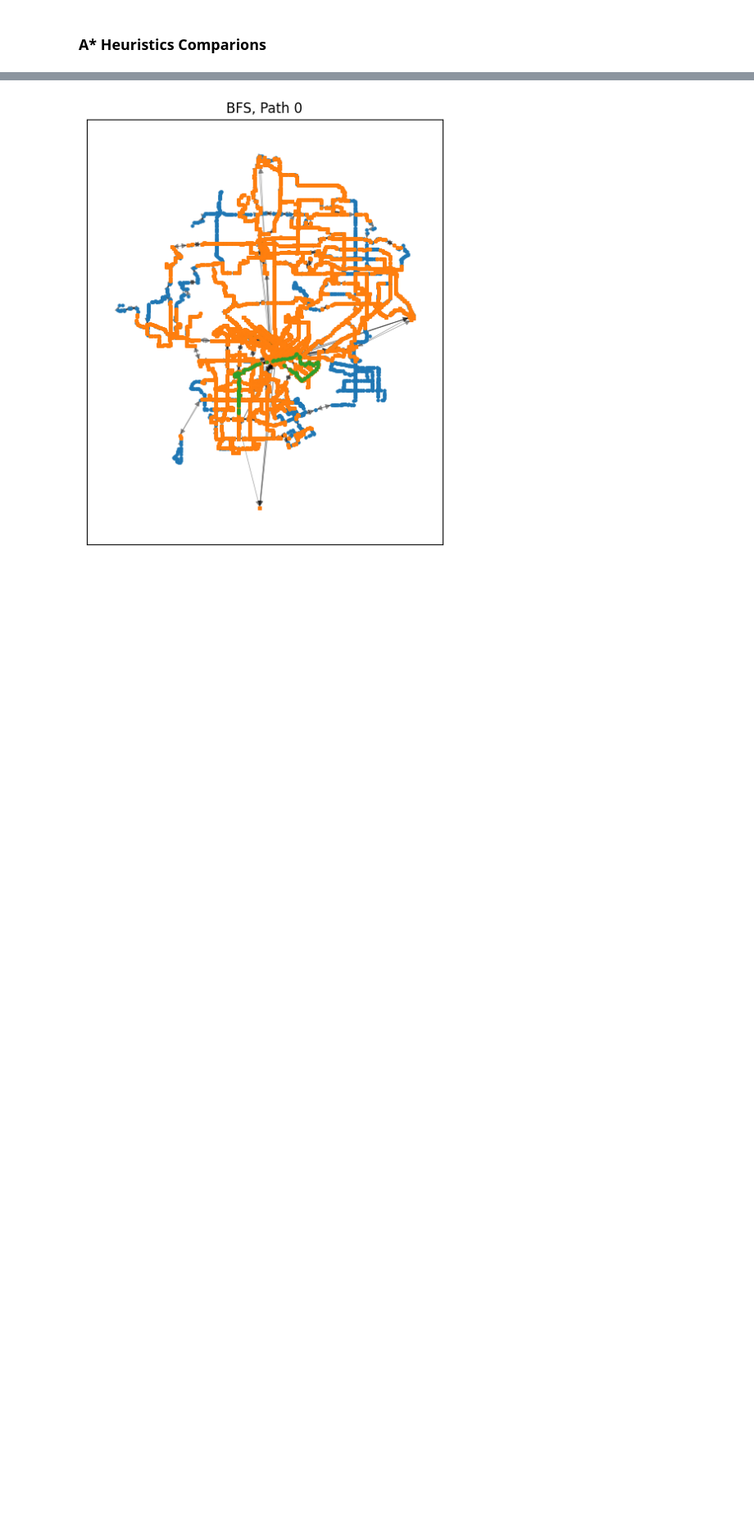
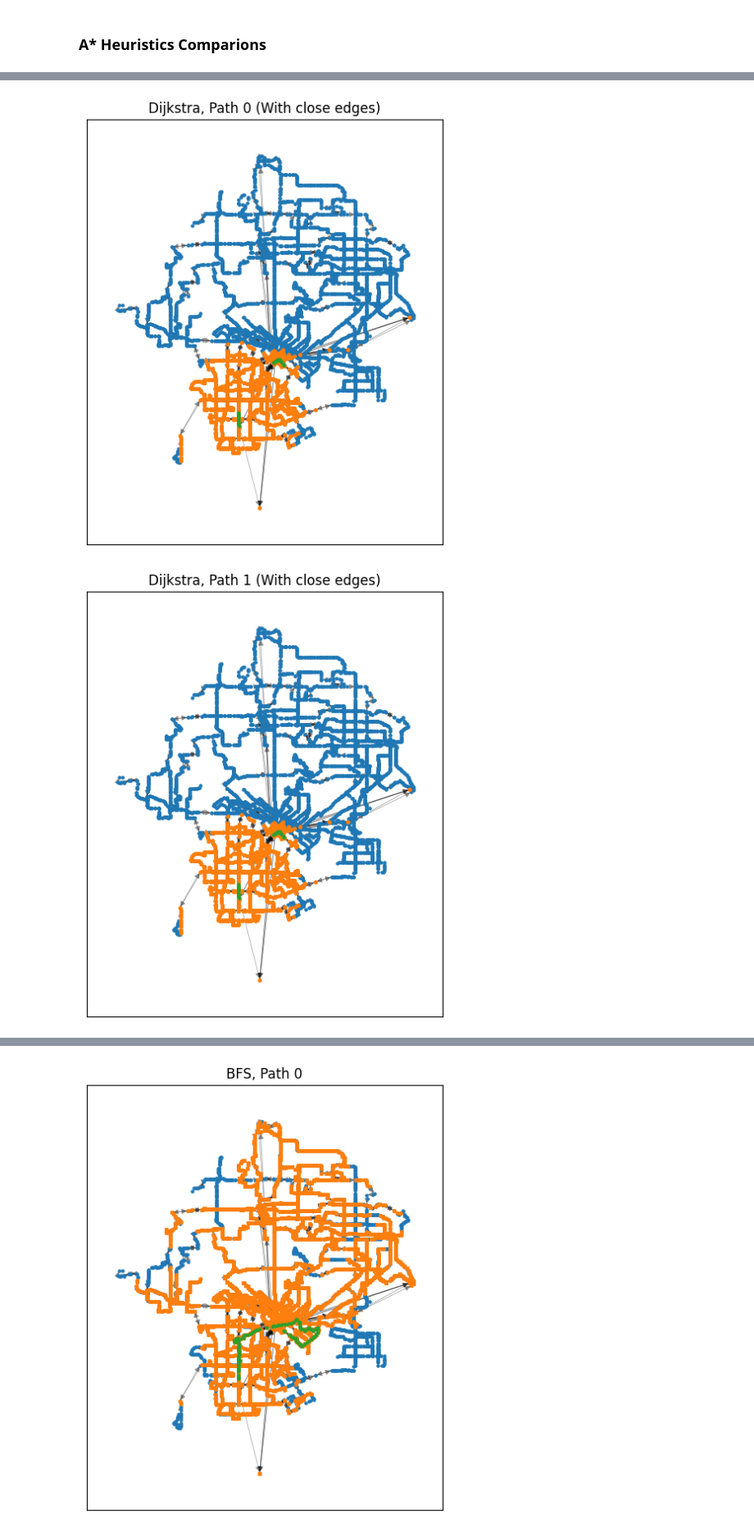
Before and after one commit to Antyos/DCNS-S23-Project, a Jupyter notebook: dart_graph.ipynb, the cells around one changed output, grey strips where cells are left out. Shown at 82% size. Cells and saved outputs as stored; diff of their text form; code cells hidden in the pictures; blank space fills up the shorter version.

Commit message:
Add dijkstra gifs

```diff
--- a/dart_graph.ipynb
+++ b/dart_graph.ipynb
@@ -294,8 +291,8 @@ search_algorithms = {
     "dijkstra": astar_search,
     "a*-dist": partial(astar_dist_search, dist_func=lambda x: x*1e5),
 }
-alg_name = dijkstra
-alg = search_algorithms[[alg_name]]
+alg_name = "dijkstra"
+alg = search_algorithms[alg_name]
 for i, (start, end) in tqdm(enumerate(goals), total=len(goals)):
     _ = plot_pathfinding(
         G2_time,
@@ -307,15 +304,19 @@ for i, (start, end) in tqdm(enumerate(goals), total=len(goals)):
         title=f"{alg_name.capitalize()}, Path {i} (original)",
         style=style,
     ).save(f"./images/{alg_name.replace('*', 'star')}_path{i}_orig.gif", writer="pillow", fps=10)
-
-for i, (start, end) in tqdm(enumerate(goals), total=len(goals)):
-    _ = plot_pathfinding(
-        G3_time,
-        algalg,
-        start,
-        end,
-        min_edge_length=0.007,
-        sample_steps=(200, 10),
-        title=f"{alg_name.capitalize()}, Path {i} (With close edges)",
-        style=style,
-    ).save(f"./images/{alg_name.replace('*', 'star')}_path{i}_ce.gif", writer="pillow", fps=10)
+# %%
+
+for i, (start, end) in tqdm(enumerate(goals), total=len(goals)):
+    _ = plot_pathfinding(
+        G3_time,
+        alg,
+        start,
+        end,
+        min_edge_length=0.007,
+        sample_steps=(200, 10),
+        title=f"{alg_name.capitalize()}, Path {i} (With close edges)",
+        style=style,
+    ).save(f"./images/{alg_name.replace('*', 'star')}_path{i}_ce.gif", writer="pillow", fps=10)
+# %% [output]
+[figure, added]
+[figure, added]
```
Also changed, not shown: parts of 2 cells of this notebook, 12 other files.
